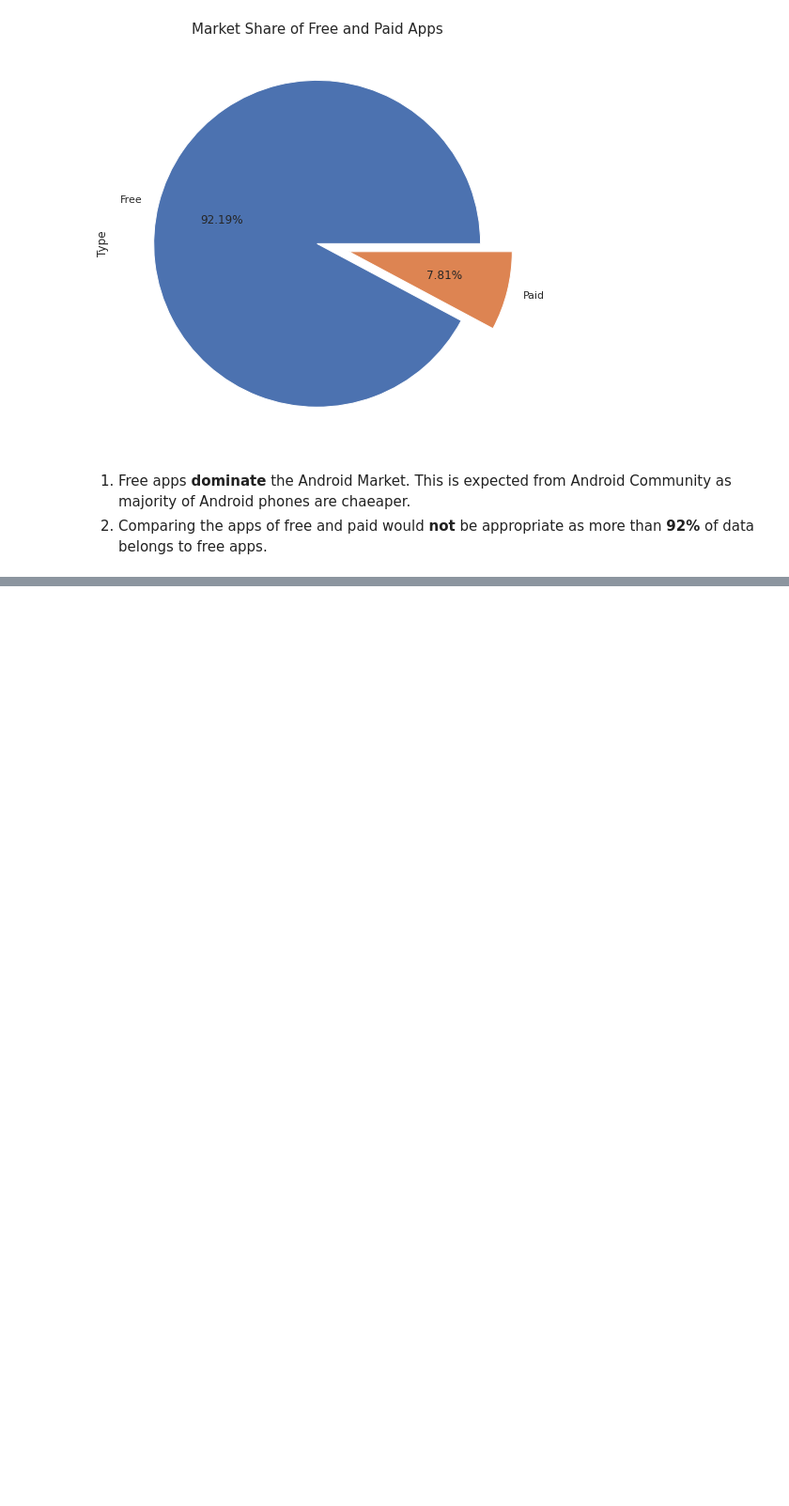
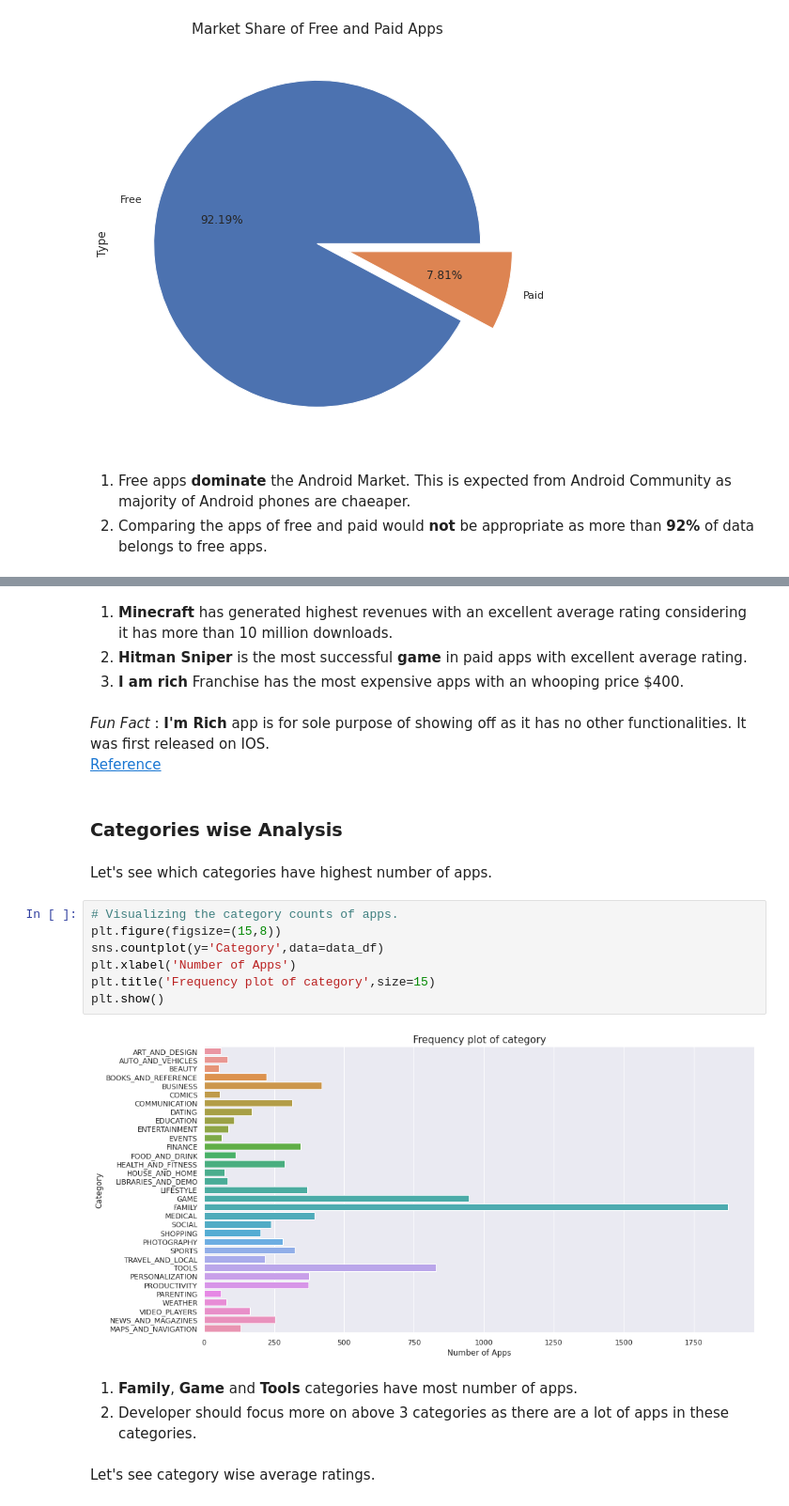
Before and after one commit to swarntam/Play_Store_App_Review_Analysis, a Jupyter notebook: Play_Store_App_Review_Analysis_Capstone_Project.ipynb, the cells around one changed output, grey strips where cells are left out. Shown at 94% size. Saved outputs shown, nothing was run; the diff lists cells and outputs as text; blank space fills up the shorter version.

Commit message:
Day 4: Done with Individual analysis of datasets. Working on Combined Analysis.

```diff
--- a/Play_Store_App_Review_Analysis_Capstone_Project.ipynb
+++ b/Play_Store_App_Review_Analysis_Capstone_Project.ipynb
@@ -897,0 +954,25 @@ plt.show()
+# %% [markdown]
+1. **Minecraft** has generated highest revenues with an excellent average rating considering it has more than 10 million downloads.
+2. **Hitman Sniper** is the most successful **game** in paid apps with excellent average rating.
+3. **I am rich** Franchise has the most expensive apps with an whooping price $400.
+# %% [markdown]
+*Fun Fact* : **I'm Rich** app is for sole purpose of showing off as it has no other functionalities. It was first released on IOS.<br>
+[Reference](https://en.wikipedia.org/wiki/I_Am_Rich)
+# %% [markdown]
+### Categories wise Analysis
+# %% [markdown]
+Let's see which categories have highest number of apps.
+# %%
+# Visualizing the category counts of apps.
+plt.figure(figsize=(15,8))
+sns.countplot(y='Category',data=data_df)
+plt.xlabel('Number of Apps')
+plt.title('Frequency plot of category',size=15)
+plt.show()
+# %% [output]
+[figure, added]
+# %% [markdown]
+1. **Family**, **Game** and **Tools** categories have most number of apps.
+2. Developer should focus more on above 3 categories as there are a lot of apps in these categories.
+# %% [markdown]
+Let's see category wise average ratings.
```
Also changed, not shown: parts of 96 cells of this notebook.
